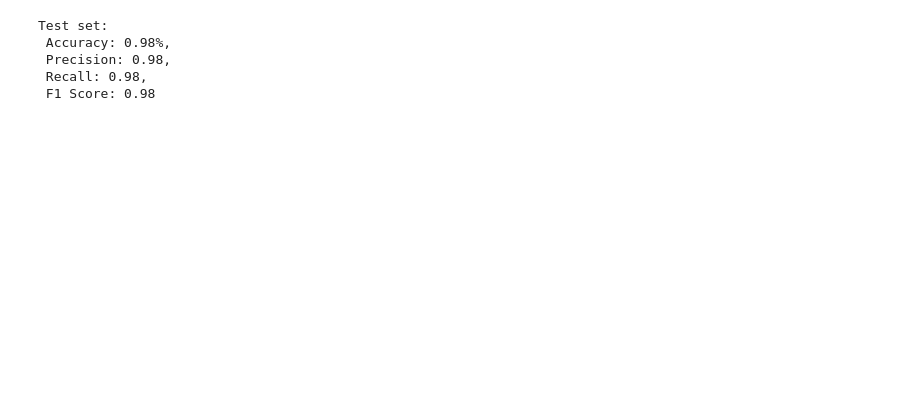
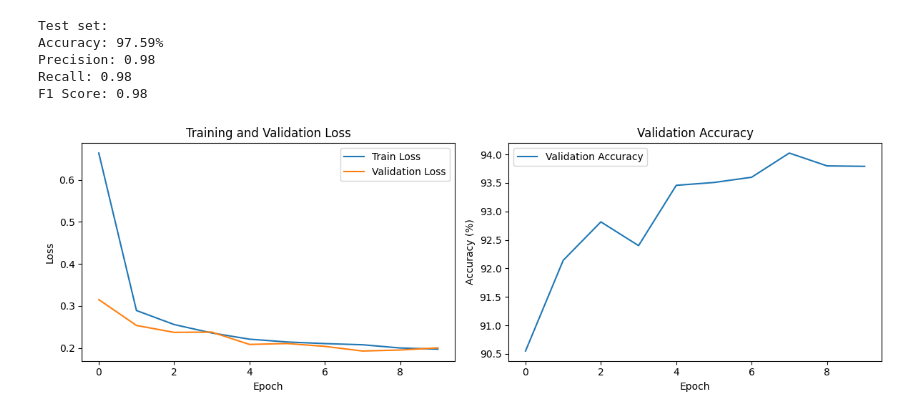
Before and after one commit to Wrudra/CSE-465-Convolutional-Kolmogorov-Arnold-Networks-cKAN, a Jupyter notebook: ckan-cse465-project.ipynb, the cells around one changed output. Drawn from its saved outputs; the diff is of its cells as text; code cells hidden in the pictures; blank space fills up the shorter version.

```diff
--- a/ckan-cse465-project.ipynb
+++ b/ckan-cse465-project.ipynb
@@ -122,10 +118,9 @@ class KANC_MLP(nn.Module):
 # %%
-# Checking if GPU is available and use it if possible
 device = torch.device("cuda" if torch.cuda.is_available() else "cpu")
+model = KANC_MLP(grid_size=5).to(device)
+criterion = nn.CrossEntropyLoss()
+optimizer = optim.Adam(model.parameters(), lr=0.001)
+scheduler = ReduceLROnPlateau(optimizer, mode='min', factor=0.5, patience=2)  # Removed verbose=True
 
-# Initializing the model and moving it to the appropriate device
-model_kanc = KANC_MLP().to(device)
-
-# Define the loss function and optimizer
-criterion = nn.CrossEntropyLoss()
-optimizer = torch.optim.Adam(model_kanc.parameters(), lr=0.001)
+# Verify GPU availability
+print(f"Using device: {device}")
@@ -159,38 +197,57 @@ Epoch [1/1], Loss: 0.2144
 # %%
-#evaluating the model
-model_kanc.eval()
+# Test evaluation
+model.eval()
 test_loss = 0
 correct = 0
 all_targets = []
 all_predictions = []
 
 with torch.no_grad():
-  for images, labels in test_loader:
-    images, labels = images.to(device), labels.to(device)
-    #getting the predicted classes for this batch
-    output = model_kanc(images)
-    #calculating the loss for this batch
-    test_loss += criterion(output, labels).item()
-    #calculating the accuracy for this batch
-    _, predicted = torch.max(output.data, 1)
-    correct += (labels == predicted).sum().item()
-    #collecting all targets and predictions for metric calculations
-    all_targets.extend(labels.view_as(predicted).cpu().numpy())
-    all_predictions.extend(predicted.cpu().numpy())
+    for images, labels in test_loader:
+        images, labels = images.to(device), labels.to(device)
+        outputs = model(images)
+        test_loss += criterion(outputs, labels).item()
+        _, predicted = torch.max(outputs.data, 1)
+        correct += (labels == predicted).sum().item()
+        all_targets.extend(labels.cpu().numpy())
+        all_predictions.extend(predicted.cpu().numpy())
 
-#normalizing test loss
 test_loss /= len(test_loader.dataset)
-#calculating accuracy
-accuracy = correct / len(test_loader.dataset)
-#calculating overall metrics
+accuracy = 100 * correct / len(test_loader.dataset)
 precision = precision_score(all_targets, all_predictions, average='macro')
 recall = recall_score(all_targets, all_predictions, average='macro')
 f1 = f1_score(all_targets, all_predictions, average='macro')
 
-print('\nTest set:\n Accuracy: {:.2f}%, \n Precision: {:.2f}, \n Recall: {:.2f}, \n F1 Score: {:.2f}\n'.format(accuracy, precision, recall, f1))
+print('\nTest set:')
+print(f'Accuracy: {accuracy:.2f}%')
+print(f'Precision: {precision:.2f}')
+print(f'Recall: {recall:.2f}')
+print(f'F1 Score: {f1:.2f}')
+
+# Learning curves visualization
+plt.figure(figsize=(12, 4))
+
+plt.subplot(1, 2, 1)
+plt.plot(train_losses, label='Train Loss')
+plt.plot(val_losses, label='Validation Loss')
+plt.xlabel('Epoch')
+plt.ylabel('Loss')
+plt.legend()
+plt.title('Training and Validation Loss')
+
+plt.subplot(1, 2, 2)
+plt.plot(val_accuracies, label='Validation Accuracy')
+plt.xlabel('Epoch')
+plt.ylabel('Accuracy (%)')
+plt.legend()
+plt.title('Validation Accuracy')
+
+plt.tight_layout()
+plt.show()
 # %% [output]
 Test set:
- Accuracy: 0.98%,
- Precision: 0.98,
- Recall: 0.98,
- F1 Score: 0.98
+Accuracy: 97.59%
+Precision: 0.98
+Recall: 0.98
+F1 Score: 0.98
+[figure, added]
```
Also changed, not shown: parts of 9 cells of this notebook.
